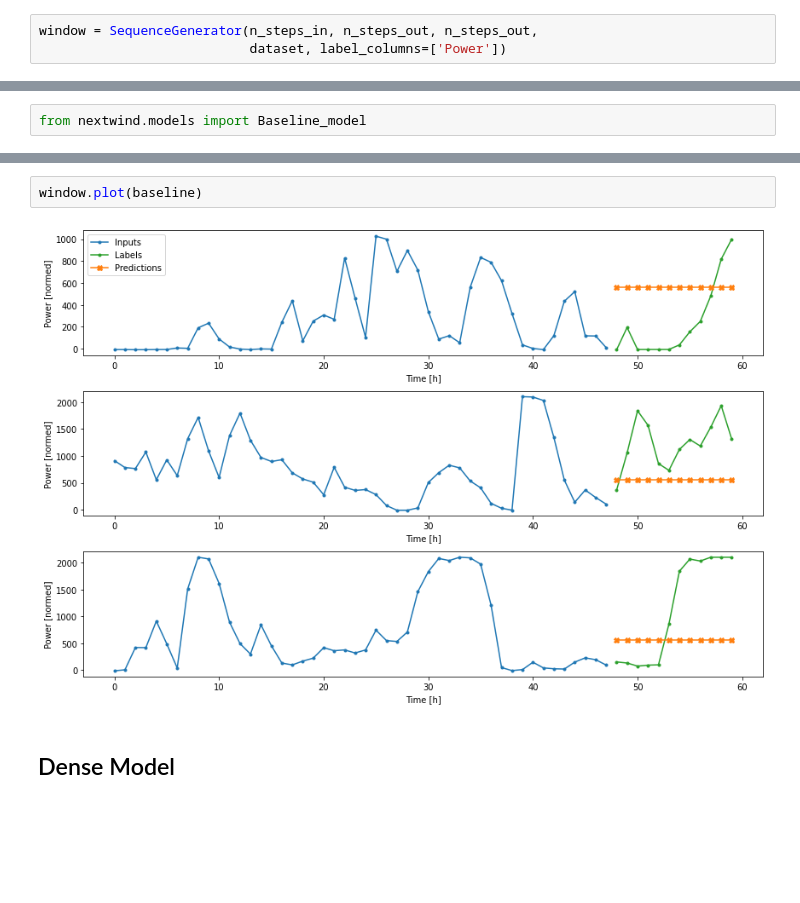
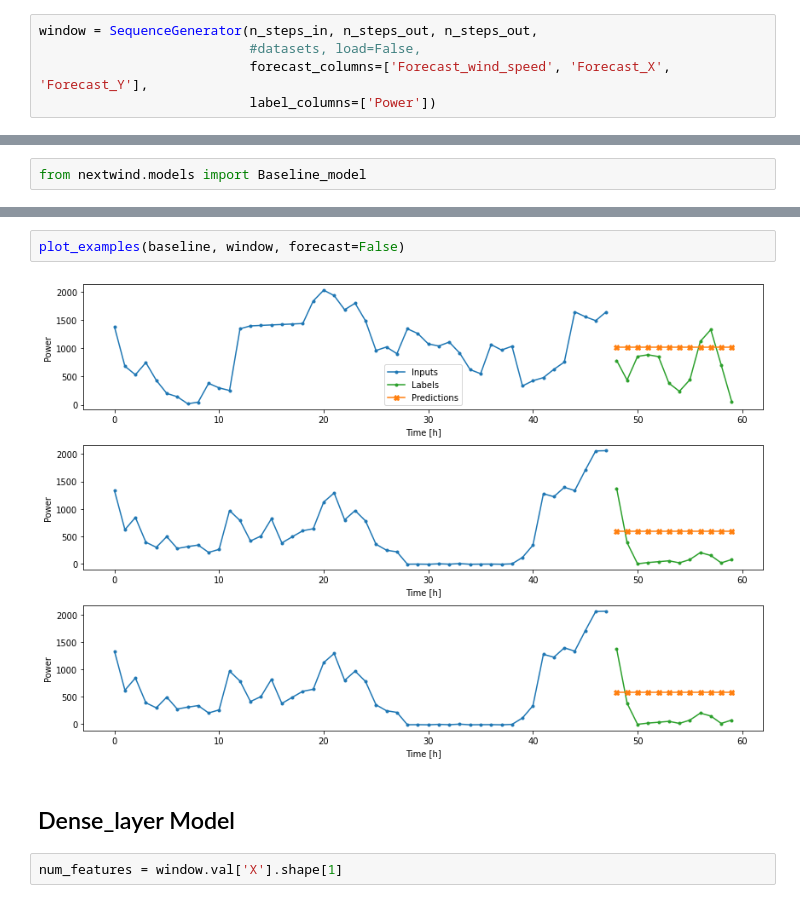
Before and after one commit to AmaurySalles/NextWind, a Jupyter notebook: Clean_up.ipynb, the cells around one changed output, grey strips where cells are left out. Saved outputs shown, nothing was run; the diff lists cells and outputs as text; blank space fills up the shorter version.

Commit message:
Completed clean-up of preproc.py and trainer.py, moved models from ipynb to models.py

```diff
--- a/Clean_up.ipynb
+++ b/Clean_up.ipynb
@@ -25,7 +43,9 @@ n_steps_in = 48
 n_steps_out = 12
 # %%
 window = SequenceGenerator(n_steps_in, n_steps_out, n_steps_out,
-                           dataset, label_columns=['Power'])
+                           #datasets, load=False,
+                           forecast_columns=['Forecast_wind_speed', 'Forecast_X', 'Forecast_Y'],
+                           label_columns=['Power'])
 # %% [output]
 ### Window details ###
  Total window size: 60
@@ -80,6 +103,8 @@ test_performance['Baseline'] = baseline.evaluate(x=window.test['X'], y=window.te
-# %%
-window.plot(baseline)
-# %% [output]
-[figure, removed]
+# %%
+plot_examples(baseline, window, forecast=False)
+# %% [output]
+[figure, added]
 # %% [markdown]
-## Dense Model
+## Dense_layer Model
+# %%
+num_features = window.val['X'].shape[1]
```
Also changed, not shown: parts of 26 cells of this notebook, 5 other files.
